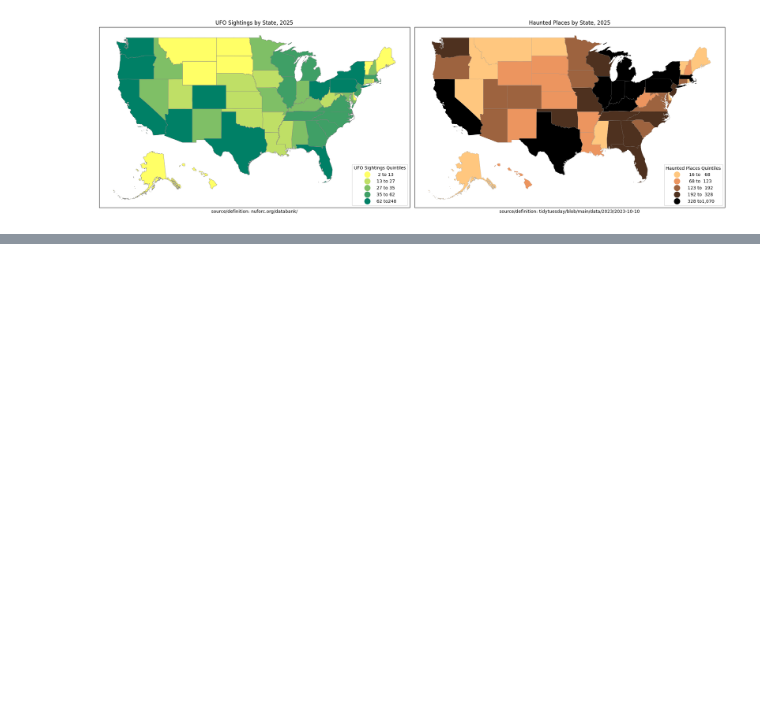
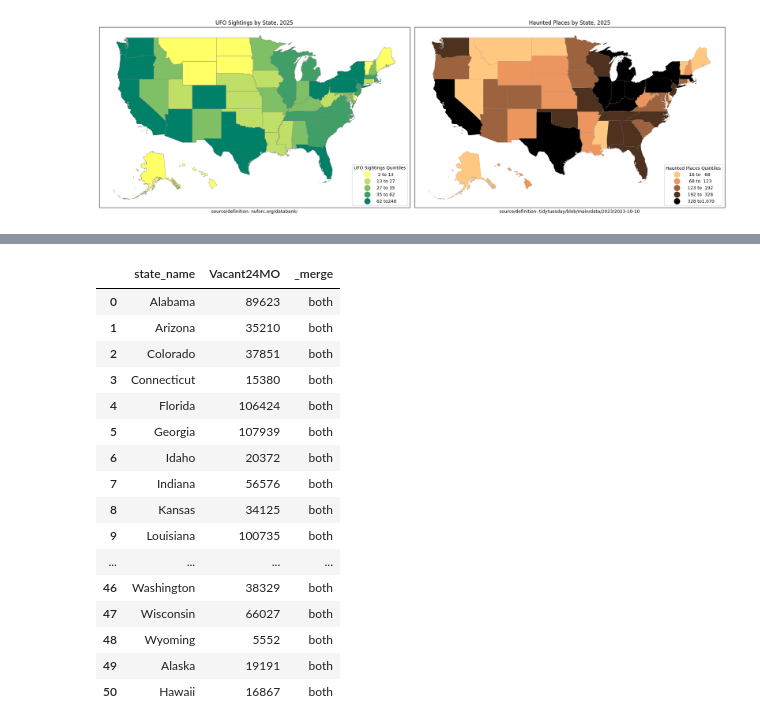
Before and after one commit to carlavilla/GIS, a Jupyter notebook: PS2_GIS_CV.ipynb, the cells around one changed output, grey strips where cells are left out. Cells and saved outputs as stored; diff of their text form; code cells hidden in the pictures; blank space fills up the shorter version.

```diff
--- a/PS2_GIS_CV.ipynb
+++ b/PS2_GIS_CV.ipynb
@@ -504,0 +535,21 @@ Text(0.5, 686.5499286499914, 'source/definition: tidytuesday/blob/main/data/2023
+# %%
+spooky6= pd.merge(UStates, vacancy2024, on='state_name',how='inner',indicator=True)
+spooky6[['state_name', 'Vacant24MO', '_merge']]
+# %% [output]
+|  | state_name | Vacant24MO | _merge |
+| 0 | Alabama | 89623 | both |
+| 1 | Arizona | 35210 | both |
+| 2 | Colorado | 37851 | both |
+| 3 | Connecticut | 15380 | both |
+| 4 | Florida | 106424 | both |
+| 5 | Georgia | 107939 | both |
+| 6 | Idaho | 20372 | both |
+| 7 | Indiana | 56576 | both |
+| 8 | Kansas | 34125 | both |
+| 9 | Louisiana | 100735 | both |
+| ... | ... | ... | ... |
+| 46 | Washington | 38329 | both |
+| 47 | Wisconsin | 66027 | both |
+| 48 | Wyoming | 5552 | both |
+| 49 | Alaska | 19191 | both |
+| 50 | Hawaii | 16867 | both |
```
Also changed, not shown: parts of 5 cells of this notebook.
